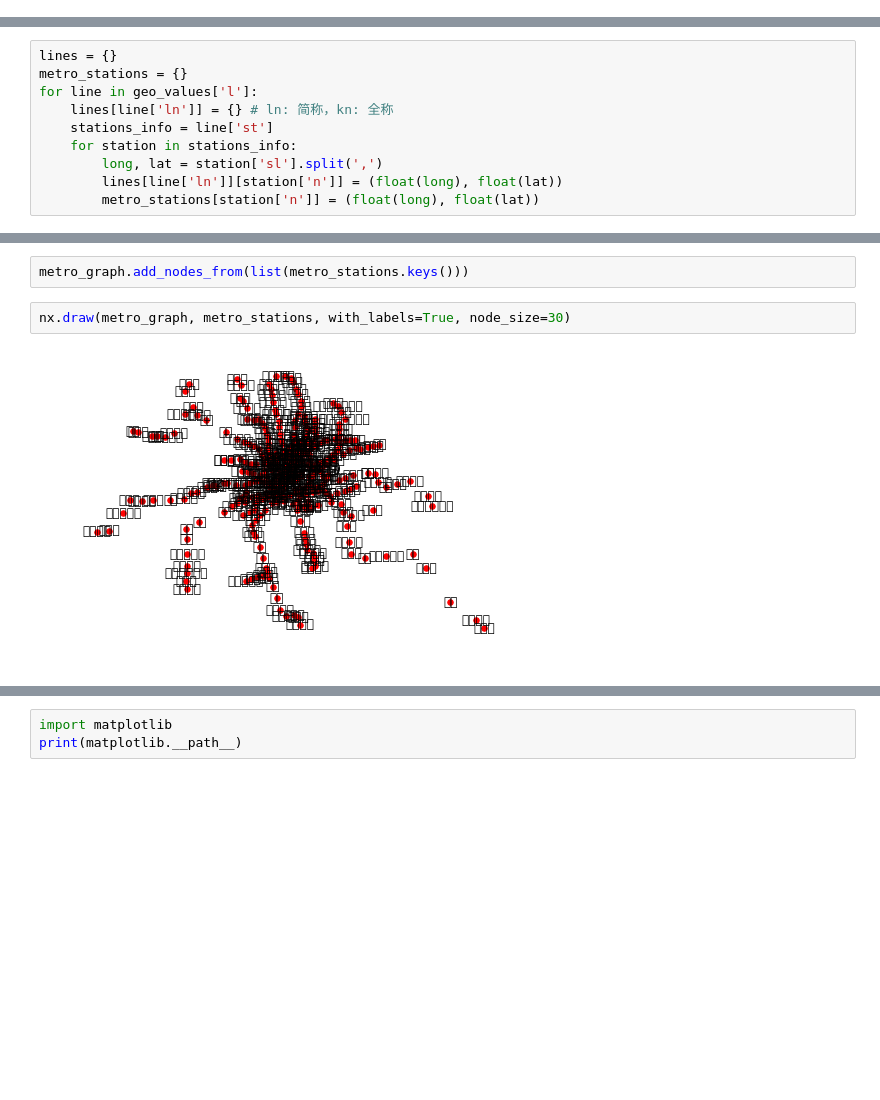
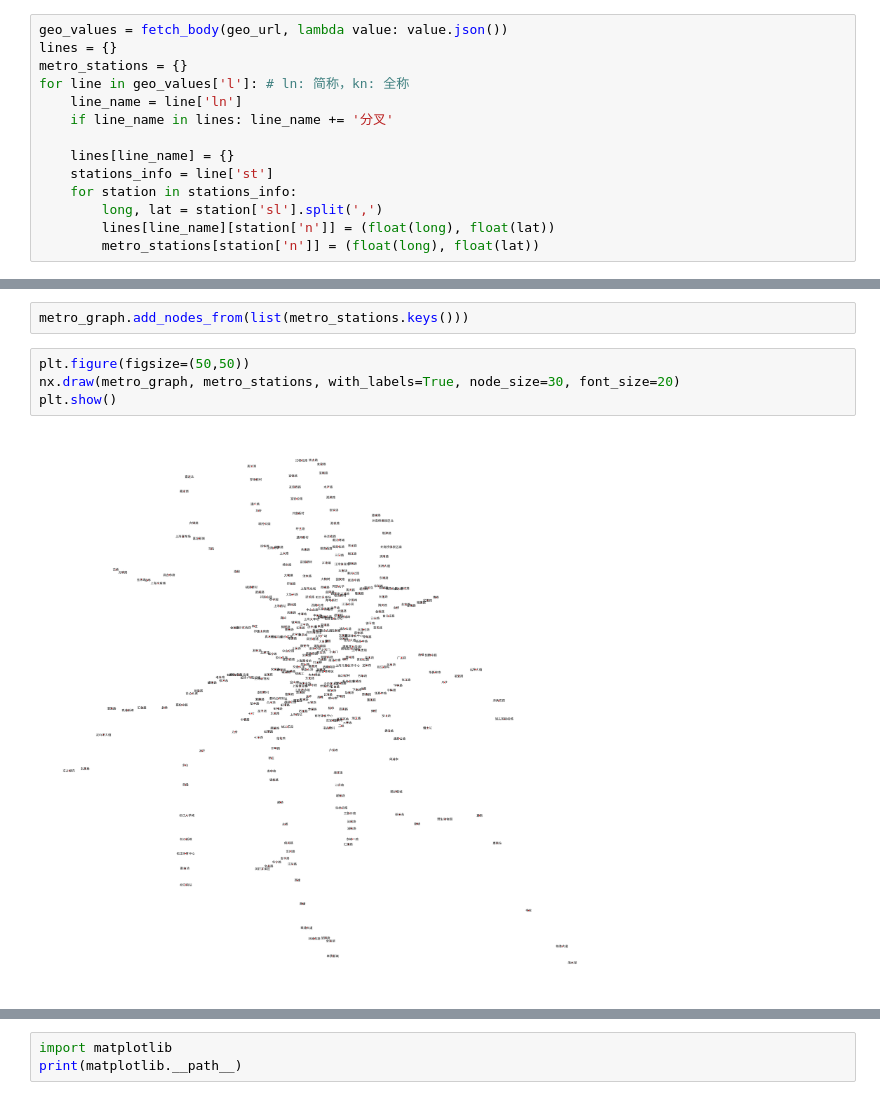
Before and after one commit to melvinno/NLP, a Jupyter notebook: Assignment-02.ipynb, the cells around one changed output, grey strips where cells are left out. Drawn from its saved outputs; the diff is of its cells as text; blank space fills up the shorter version.

```diff
--- a/Assignment-02.ipynb
+++ b/Assignment-02.ipynb
@@ -281,3 +280,17 @@ def fetch_body(url, response_handler = lambda value: value.text):
 def match_pattern(pattern, text):
     pattern = re.compile(pattern)
     return pattern.findall(text)
+# %%
+geo_values = fetch_body(geo_url, lambda value: value.json())
+lines = {}
+metro_stations = {}
+for line in geo_values['l']: # ln: 简称，kn: 全称
+    line_name = line['ln']
+    if line_name in lines: line_name += '分叉'
+
+    lines[line_name] = {}
+    stations_info = line['st']
+    for station in stations_info:
+        long, lat = station['sl'].split(',')
+        lines[line_name][station['n']] = (float(long), float(lat))
+        metro_stations[station['n']] = (float(long), float(lat))
@@ -340,10 +361,0 @@ geo_values = response.json()
-# %%
-lines = {}
-metro_stations = {}
-for line in geo_values['l']:
-    lines[line['ln']] = {} # ln: 简称，kn: 全称
-    stations_info = line['st']
-    for station in stations_info:
-        long, lat = station['sl'].split(',')
-        lines[line['ln']][station['n']] = (float(long), float(lat))
-        metro_stations[station['n']] = (float(long), float(lat))
@@ -375,6 +519,8 @@ metro_graph = nx.Graph()
 # %%
 metro_graph.add_nodes_from(list(metro_stations.keys()))
 # %%
-nx.draw(metro_graph, metro_stations, with_labels=True, node_size=30)
+plt.figure(figsize=(50,50))
+nx.draw(metro_graph, metro_stations, with_labels=True, node_size=30, font_size=20)
+plt.show()
 # %% [output]
-[figure, old version]
+[figure, new version]
```
Also changed, not shown: parts of 32 cells of this notebook.
